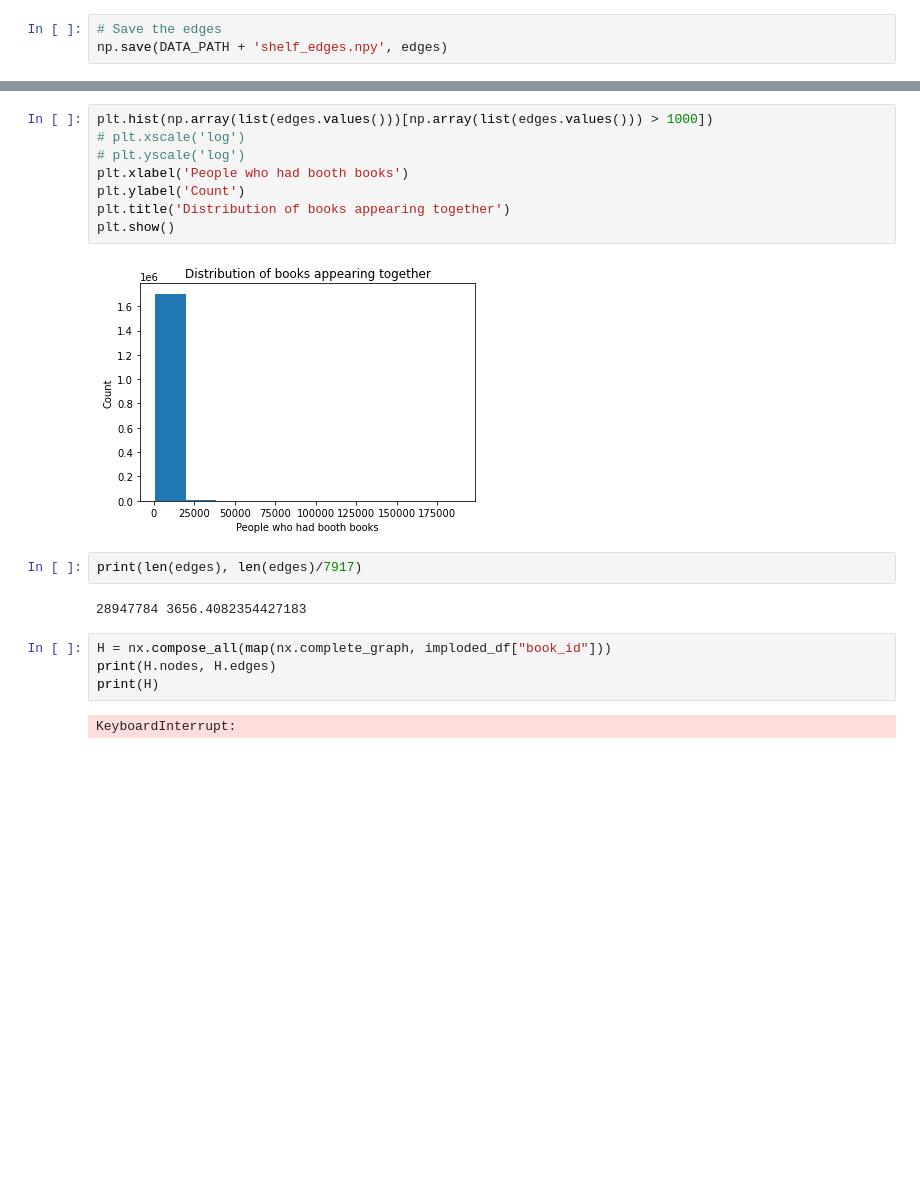
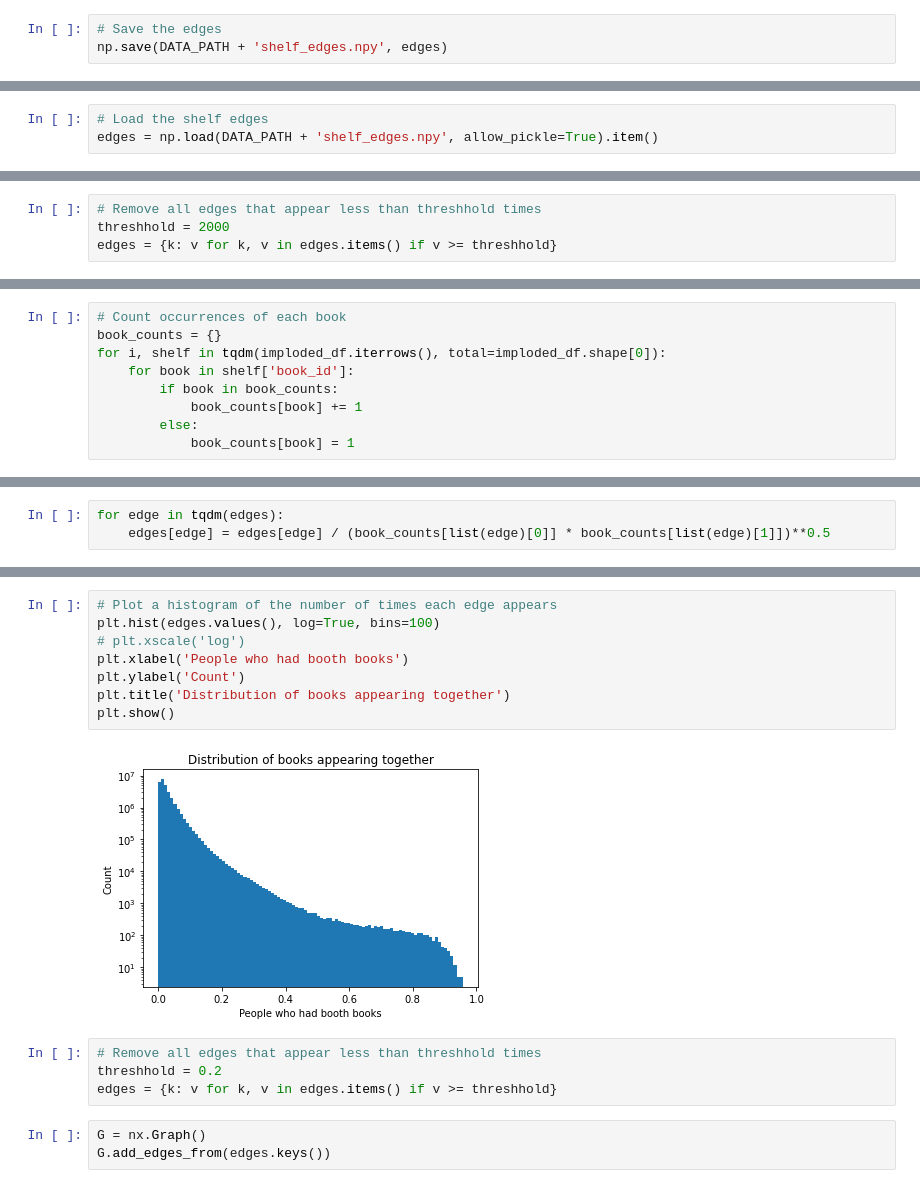
Before and after one commit to davidAlvaBro/comsocsci_final_proj, a Jupyter notebook: Generate network.ipynb, the cells around one changed output, grey strips where cells are left out. Cells and saved outputs as stored; diff of their text form; blank space fills up the shorter version.

```diff
--- a/Generate network.ipynb
+++ b/Generate network.ipynb
@@ -76,2 +128,5 @@ with open(DATA_PATH + 'edges.pickle', 'wb') as f:
+# %%
+# Load the shelf edges
+edges = np.load(DATA_PATH + 'shelf_edges.npy', allow_pickle=True).item()
 # %%
 # Plot a histogram of the number of times each edge appears
@@ -90,0 +145,4 @@ TypeError: '>' not supported between instances of 'dict_values' and 'int'
+# %%
+# Remove all edges that appear less than threshhold times
+threshhold = 2000
+edges = {k: v for k, v in edges.items() if v >= threshhold}
@@ -90,0 +156,9 @@ TypeError: '>' not supported between instances of 'dict_values' and 'int'
+# %%
+# Count occurrences of each book
+book_counts = {}
+for i, shelf in tqdm(imploded_df.iterrows(), total=imploded_df.shape[0]):
+    for book in shelf['book_id']:
+        if book in book_counts:
+            book_counts[book] += 1
+        else:
+            book_counts[book] = 1
@@ -90,0 +179,3 @@ TypeError: '>' not supported between instances of 'dict_values' and 'int'
+# %%
+for edge in tqdm(edges):
+    edges[edge] = edges[edge] / (book_counts[list(edge)[0]] * book_counts[list(edge)[1]])**0.5
@@ -91,20 +189,17 @@ TypeError: '>' not supported between instances of 'dict_values' and 'int'
 # %%
-plt.hist(np.array(list(edges.values()))[np.array(list(edges.values())) > 1000])
+# Plot a histogram of the number of times each edge appears
+plt.hist(edges.values(), log=True, bins=100)
 # plt.xscale('log')
-# plt.yscale('log')
 plt.xlabel('People who had booth books')
 plt.ylabel('Count')
 plt.title('Distribution of books appearing together')
 plt.show()
 # %% [output]
-[figure, old version]
+[figure, new version]
-# %%
-print(len(edges), len(edges)/7917)
-# %% [output]
-28947784 3656.4082354427183
-# %%
-H = nx.compose_all(map(nx.complete_graph, imploded_df["book_id"]))
-print(H.nodes, H.edges)
-print(H)
-# %% [output]
-KeyboardInterrupt:
+# %%
+# Remove all edges that appear less than threshhold times
+threshhold = 0.2
+edges = {k: v for k, v in edges.items() if v >= threshhold}
+# %%
+G = nx.Graph()
+G.add_edges_from(edges.keys())
```
Also changed, not shown: parts of 22 cells of this notebook, 1 other file.
